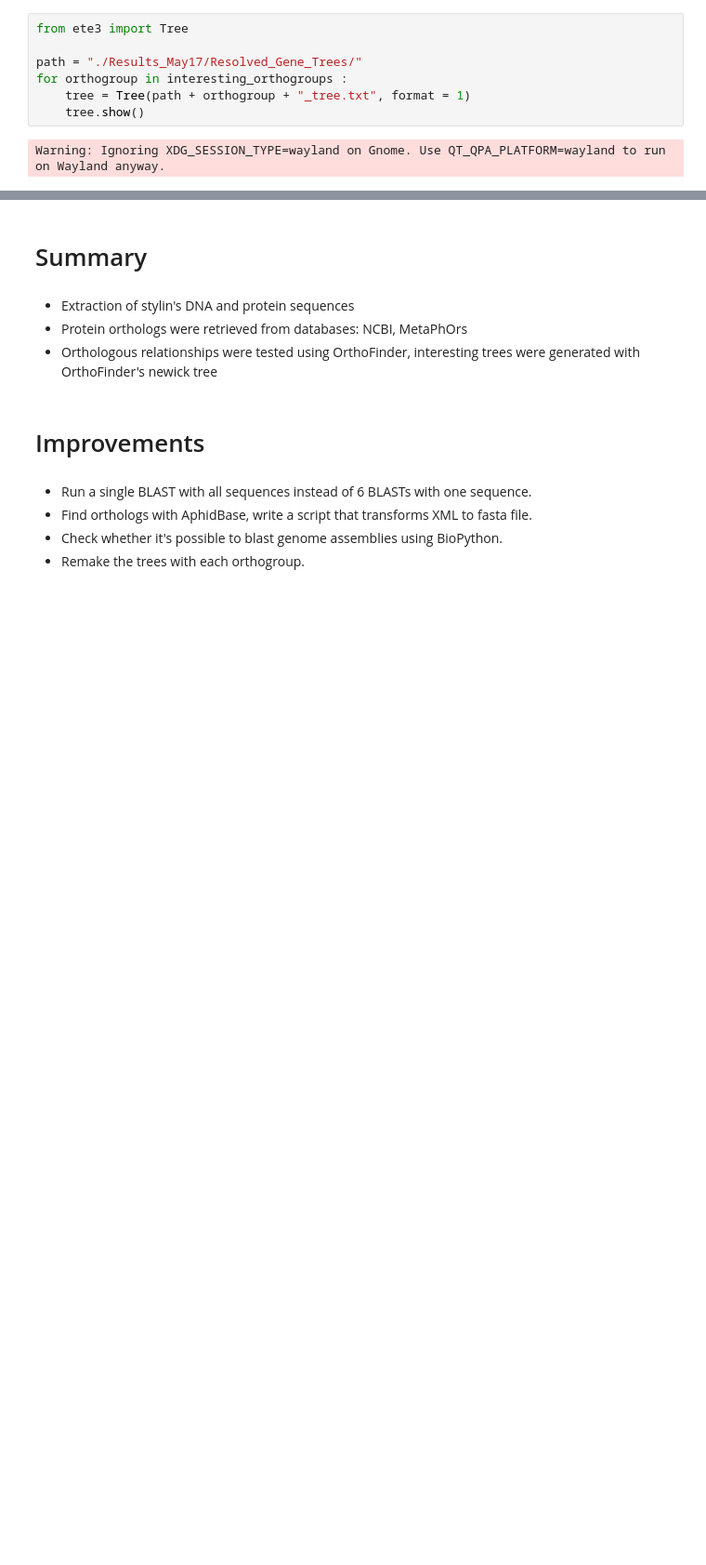
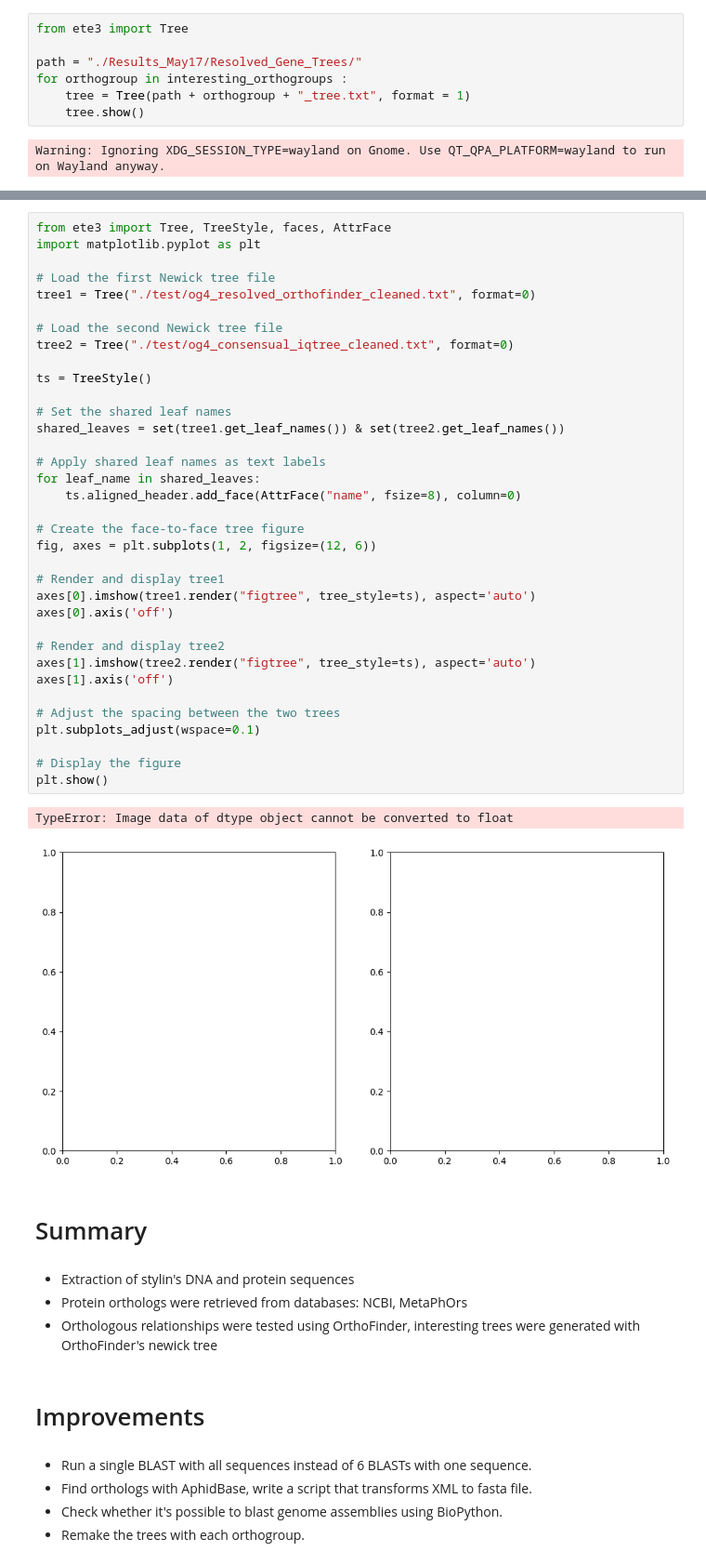
Before and after one commit to elian-stz/StylED_internship, a Jupyter notebook: xplore.ipynb, the cells around one changed output, grey strips where cells are left out. Shown at 93% size. Cells and saved outputs as stored; diff of their text form; blank space fills up the shorter version.

```diff
--- a/xplore.ipynb
+++ b/xplore.ipynb
@@ -487,3 +589,41 @@ Warning: Ignoring XDG_SESSION_TYPE=wayland on Gnome. Use QT_QPA_PLATFORM=wayland
+# %%
+from ete3 import Tree, TreeStyle, faces, AttrFace
+import matplotlib.pyplot as plt
+
+# Load the first Newick tree file
+tree1 = Tree("./test/og4_resolved_orthofinder_cleaned.txt", format=0)
+
+# Load the second Newick tree file
+tree2 = Tree("./test/og4_consensual_iqtree_cleaned.txt", format=0)
+
+ts = TreeStyle()
+
+# Set the shared leaf names
+shared_leaves = set(tree1.get_leaf_names()) & set(tree2.get_leaf_names())
+
+# Apply shared leaf names as text labels
+for leaf_name in shared_leaves:
+    ts.aligned_header.add_face(AttrFace("name", fsize=8), column=0)
+
+# Create the face-to-face tree figure
+fig, axes = plt.subplots(1, 2, figsize=(12, 6))
+
+# Render and display tree1
+axes[0].imshow(tree1.render("figtree", tree_style=ts), aspect='auto')
+axes[0].axis('off')
+
+# Render and display tree2
+axes[1].imshow(tree2.render("figtree", tree_style=ts), aspect='auto')
+axes[1].axis('off')
+
+# Adjust the spacing between the two trees
+plt.subplots_adjust(wspace=0.1)
+
+# Display the figure
+plt.show()
+# %% [output]
+TypeError: Image data of dtype object cannot be converted to float
+[figure, added]
 # %% [markdown]
 # Summary
 # %% [markdown]
```
Also changed, not shown: parts of 8 cells of this notebook, 4 other files.
